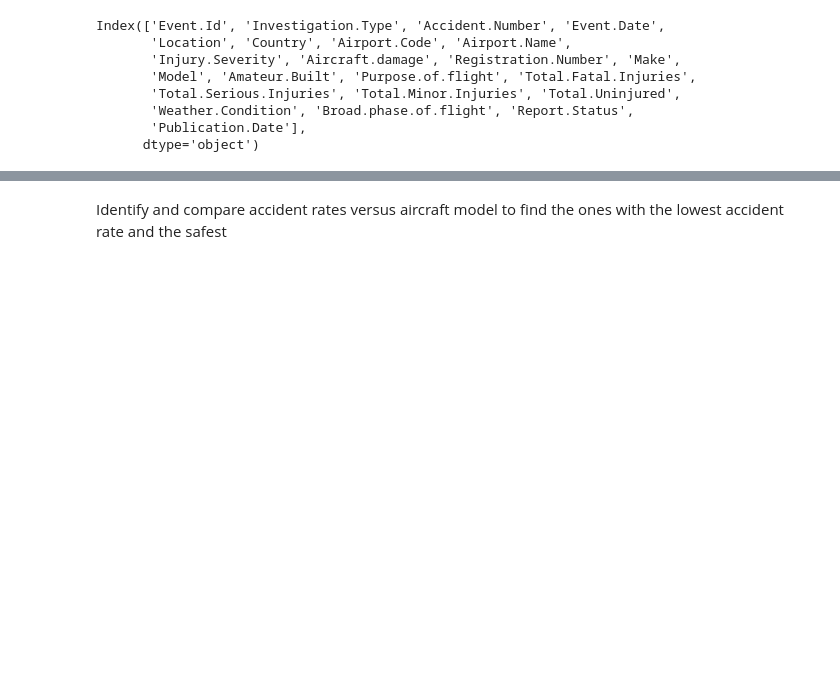
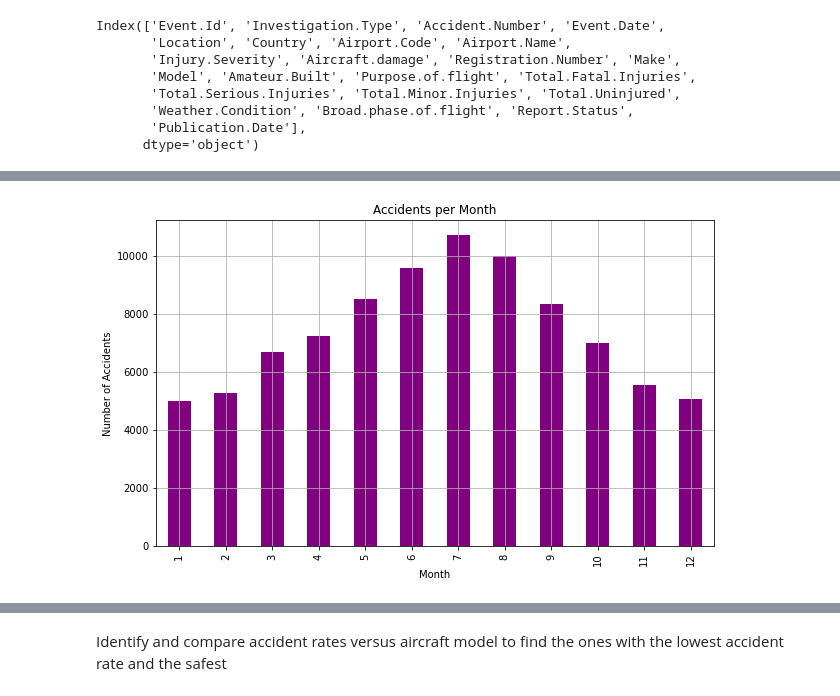
Before and after one commit to EdelLwoyelo/Phase-1-Project-Aircraft-Accident-Analysis, a Jupyter notebook: Phase_1_Project.ipynb, the cells around one changed output, grey strips where cells are left out. Cells and saved outputs as stored; diff of their text form; code cells hidden in the pictures; blank space fills up the shorter version.

```diff
--- a/Phase_1_Project.ipynb
+++ b/Phase_1_Project.ipynb
@@ -383,0 +444,14 @@ Index(['Event.Id', 'Investigation.Type', 'Accident.Number', 'Event.Date',
+# %%
+# Group by month to analyze the seasonality of accidents
+accidents_per_month = df.groupby('Month').size()
+
+# Plot the accident distribution across months
+plt.figure(figsize=(10, 6))
+accidents_per_month.plot(kind='bar', color='purple')
+plt.title('Accidents per Month')
+plt.xlabel('Month')
+plt.ylabel('Number of Accidents')
+plt.grid(True)
+plt.show()
+# %% [output]
+[figure, added]
```
Also changed, not shown: parts of 9 cells of this notebook.
